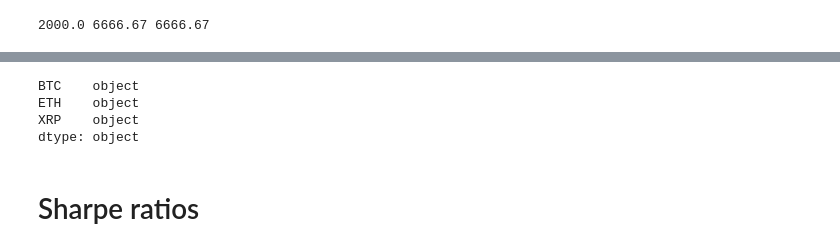
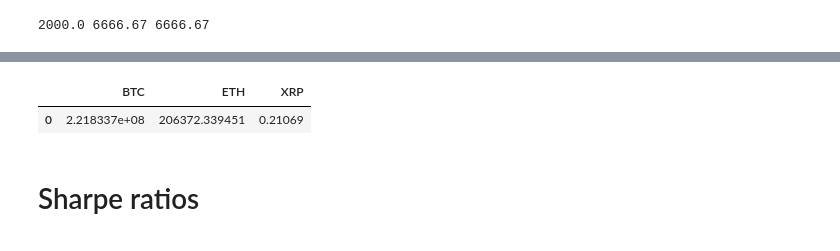
Before and after one commit to silvainfm/Project_1, a Jupyter notebook: Project 1/financial-planner.ipynb, the cells around one changed output, grey strips where cells are left out. Cells and saved outputs as stored; diff of their text form; code cells hidden in the pictures.

```diff
--- a/Project 1/financial-planner.ipynb
+++ b/Project 1/financial-planner.ipynb
@@ -179,14 +179,11 @@ stock_value
 | 2020-12-10 00:00:00-05:00 | 106100.0 | 83460.0 | 119880.0 | 120860.0 | 148680.0 | 62980.0 | 108760.0 | 143360.0 | 42297.0 | 156760.0 |
 # %%
 # Get crypto value, equal investment
-#crypto_value = crypto_data * crypto_data
-#crypto_value
-crypto_data.dtypes
+crypto_value = crypto_data * crypto_data
+crypto_value
 # %% [output]
-BTC    object
-ETH    object
-XRP    object
-dtype: object
+|  | BTC | ETH | XRP |
+| 0 | 2.218337e+08 | 206372.339451 | 0.21069 |
 # %% [markdown]
 # Sharpe ratios
 # %%
```
Also changed, not shown: parts of 1 cell of this notebook.
